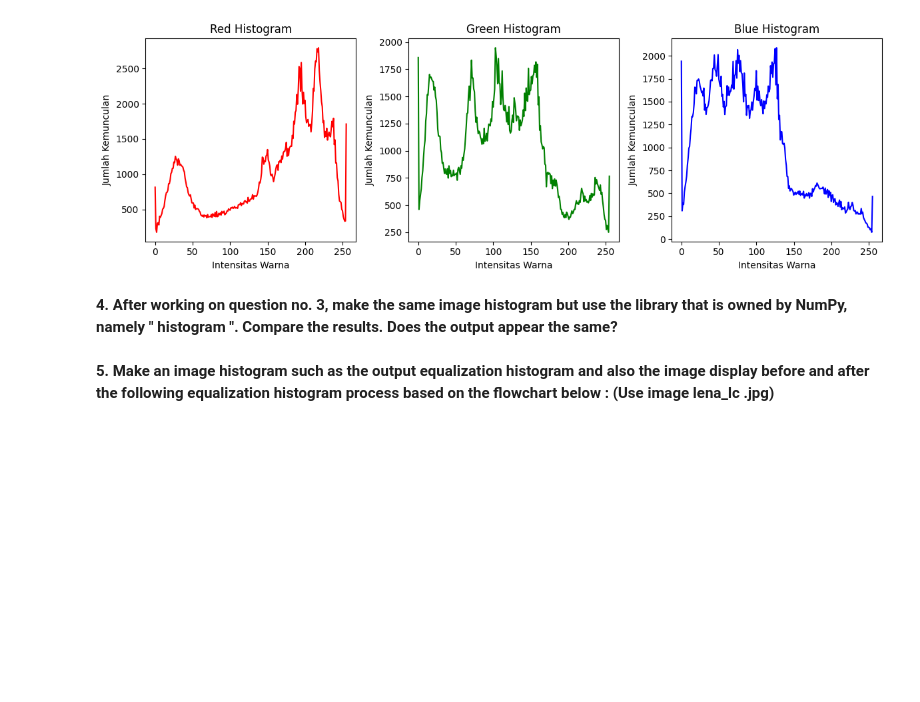
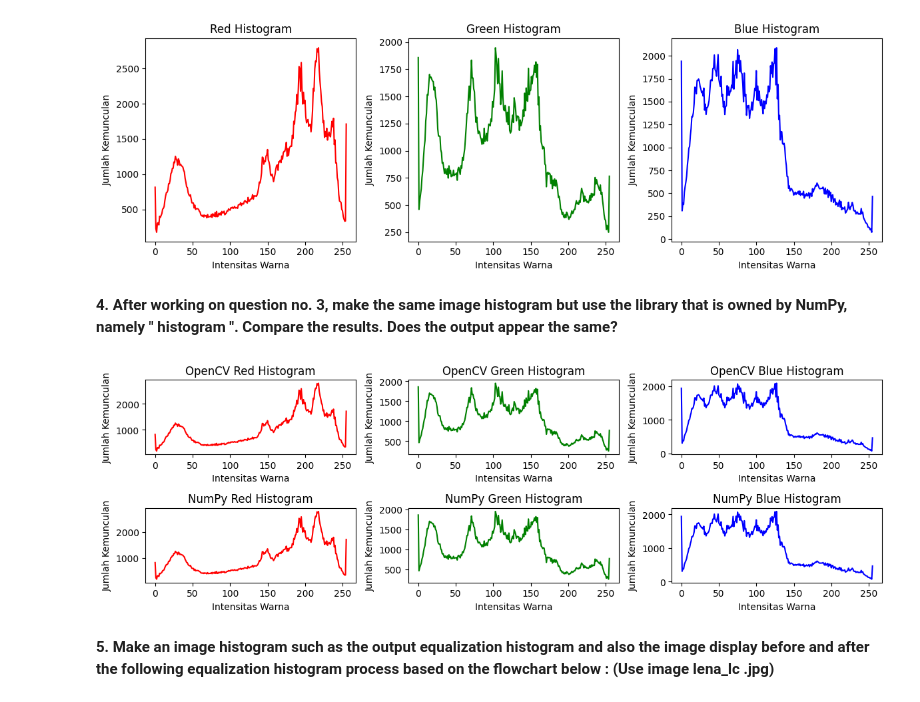
Before and after one commit to MuhammadAdhikaIsaNugraha/PVCK_Ganjil_2023, a Jupyter notebook: Week6.ipynb, the cells around one changed output. Saved outputs shown, nothing was run; the diff lists cells and outputs as text; code cells hidden in the pictures; blank space fills up the shorter version.

```diff
--- a/Week6.ipynb
+++ b/Week6.ipynb
@@ -35,7 +35,7 @@ import matplotlib.pyplot as plt
 import numpy as np
 
 # Load an image
-image_path = '/content/lena.jpg'  # Replace with the path to your image
+image_path = '/content/drive/MyDrive/Polinema/Semester 5/PVCK/Meeting 6/lena.jpg'  # Replace with the path to your image
 image = cv.imread(image_path)
 
 # Check if the image was loaded successfully
@@ -87,7 +87,7 @@ import matplotlib.pyplot as plt
 import numpy as np
 
 # Load an image
-image_path = '/content/lena.jpg'  # Replace with the path to your image
+image_path = '/content/drive/MyDrive/Polinema/Semester 5/PVCK/Meeting 6/lena.jpg'  # Replace with the path to your image
 image = cv.imread(image_path)
 
 # Check if the image was loaded successfully
@@ -131,5 +131,76 @@ else:
 [figure]
 # %% [markdown]
 **4. After working on question no. 3, make the same image histogram but use the library that is owned by NumPy, namely " histogram ". Compare the results. Does the output appear the same?**
+# %%
+import cv2 as cv
+from google.colab.patches import cv2_imshow
+import matplotlib.pyplot as plt
+import numpy as np
+
+# Load an image
+image_path = '/content/drive/MyDrive/Polinema/Semester 5/PVCK/Meeting 6/lena.jpg'  # Replace with the path to your image
+image = cv.imread(image_path)
+
+# Check if the image was loaded successfully
+if image is None:
+    print("Error: Unable to load the image.")
+else:
+    # Split the image into RGB channels
+    b, g, r = cv.split(image)
+
+    # Calculate histograms for each channel using OpenCV
+    hist_r = cv.calcHist([r], [0], None, [256], [0, 256])
+    hist_g = cv.calcHist([g], [0], None, [256], [0, 256])
+    hist_b = cv.calcHist([b], [0], None, [256], [0, 256])
+
+    # Calculate histograms for each channel using NumPy
+    hist_r_np, _ = np.histogram(r, bins=256, range=(0, 256))
+    hist_g_np, _ = np.histogram(g, bins=256, range=(0, 256))
+    hist_b_np, _ = np.histogram(b, bins=256, range=(0, 256))
+
+    # Plot histograms generated by OpenCV
+    plt.figure(figsize=(12, 4))
+
+    plt.subplot(231)
+    plt.plot(hist_r, color='red')
+    plt.title('OpenCV Red Histogram')
+    plt.xlabel('Intensitas Warna')
+    plt.ylabel('Jumlah Kemunculan')
+
+    plt.subplot(232)
+    plt.plot(hist_g, color='green')
+    plt.title('OpenCV Green Histogram')
+    plt.xlabel('Intensitas Warna')
+    plt.ylabel('Jumlah Kemunculan')
+
+    plt.subplot(233)
+    plt.plot(hist_b, color='blue')
+    plt.title('OpenCV Blue Histogram')
+    plt.xlabel('Intensitas Warna')
+    plt.ylabel('Jumlah Kemunculan')
+
+    # Plot histograms generated by NumPy
+    plt.subplot(234)
+    plt.plot(hist_r_np, color='red')
+    plt.title('NumPy Red Histogram')
+    plt.xlabel('Intensitas Warna')
+    plt.ylabel('Jumlah Kemunculan')
+
+    plt.subplot(235)
+    plt.plot(hist_g_np, color='green')
+    plt.title('NumPy Green Histogram')
+    plt.xlabel('Intensitas Warna')
+    plt.ylabel('Jumlah Kemunculan')
+
+    plt.subplot(236)
+    plt.plot(hist_b_np, color='blue')
+    plt.title('NumPy Blue Histogram')
+    plt.xlabel('Intensitas Warna')
+    plt.ylabel('Jumlah Kemunculan')
+
+    plt.tight_layout()
+    plt.show()
+# %% [output]
+[figure, added]
 # %% [markdown]
 **5. Make an image histogram such as the output equalization histogram and also the image display before and after the following equalization histogram process based on the flowchart below : (Use image lena_lc .jpg)**
```
Also changed, not shown: parts of 4 cells of this notebook.
